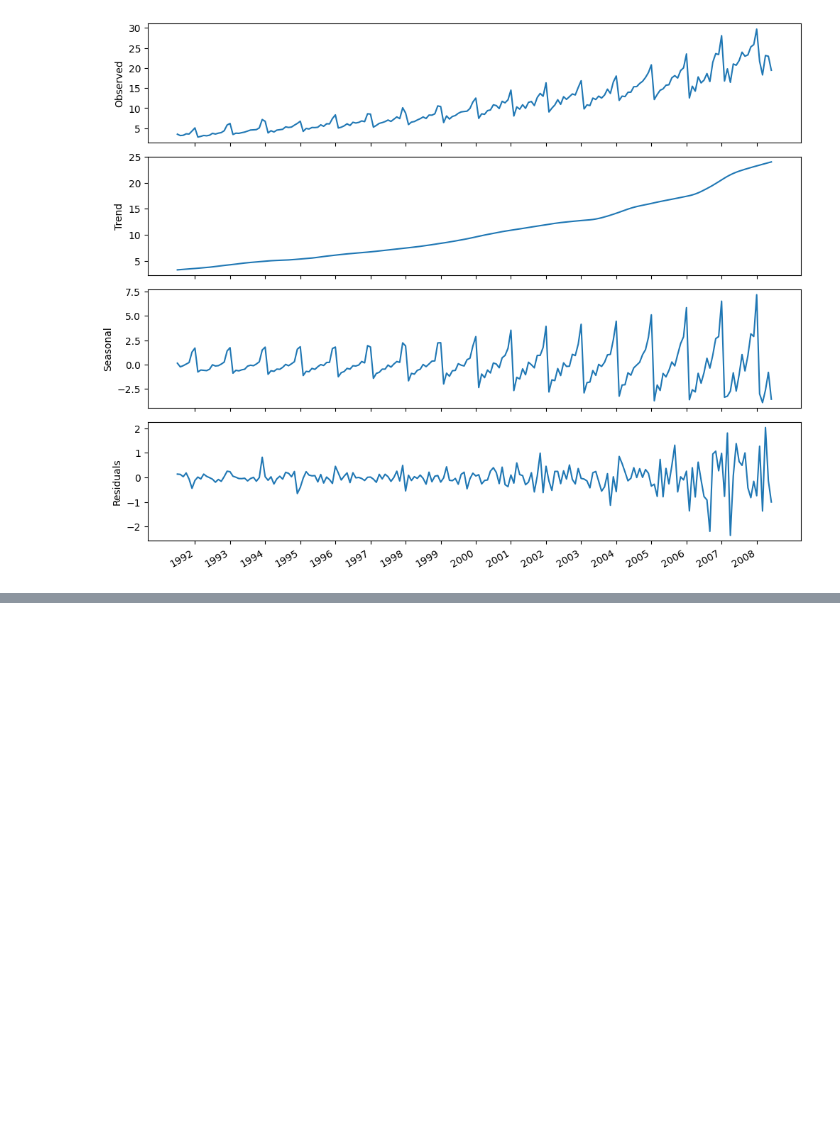
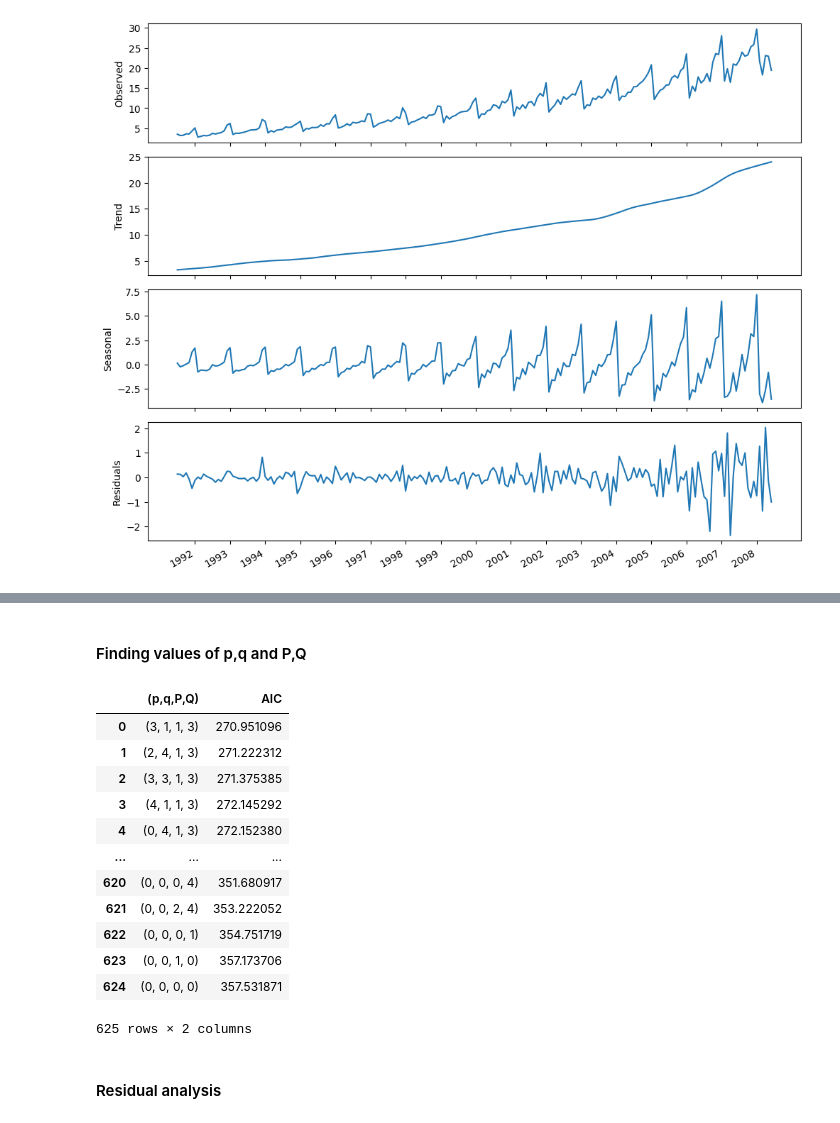
Before and after one commit to Danlof/Timeseries_prescriptions, a Jupyter notebook: drugs.ipynb, the cells around one changed output, grey strips where cells are left out. Cells and saved outputs as stored; diff of their text form; code cells hidden in the pictures; blank space fills up the shorter version.

```diff
--- a/drugs.ipynb
+++ b/drugs.ipynb
@@ -77,0 +139,2 @@ plt.tight_layout()
+# %% [markdown]
+#### Finding values of p,q and P,Q
@@ -77,0 +174,32 @@ plt.tight_layout()
+# %%
+# initializing some of the parameters
+ps = range(0,5,1)
+qs = range(0,5,1)
+PS = range(0,5,1)
+QS = range(0,5,1)
+
+order_list = list(product(ps,qs,PS,QS))
+
+d= 1
+D = 1
+s = 12
+# %%
+# running the above function to get the non-seasonal and seasonal degrees
+SARIMA_results_df = optimize_SARIMAX(train,None,order_list,d,D,s)
+SARIMA_results_df
+# %% [output]
+|  | (p,q,P,Q) | AIC |
+| 0 | (3, 1, 1, 3) | 270.951096 |
+| 1 | (2, 4, 1, 3) | 271.222312 |
+| 2 | (3, 3, 1, 3) | 271.375385 |
+| 3 | (4, 1, 1, 3) | 272.145292 |
+| 4 | (0, 4, 1, 3) | 272.152380 |
+| ... | ... | ... |
+| 620 | (0, 0, 0, 4) | 351.680917 |
+| 621 | (0, 0, 2, 4) | 353.222052 |
+| 622 | (0, 0, 0, 1) | 354.751719 |
+| 623 | (0, 0, 1, 0) | 357.173706 |
+| 624 | (0, 0, 0, 0) | 357.531871 |
+625 rows × 2 columns
+# %% [markdown]
+#### Residual analysis
```
Also changed, not shown: parts of 13 cells of this notebook.
